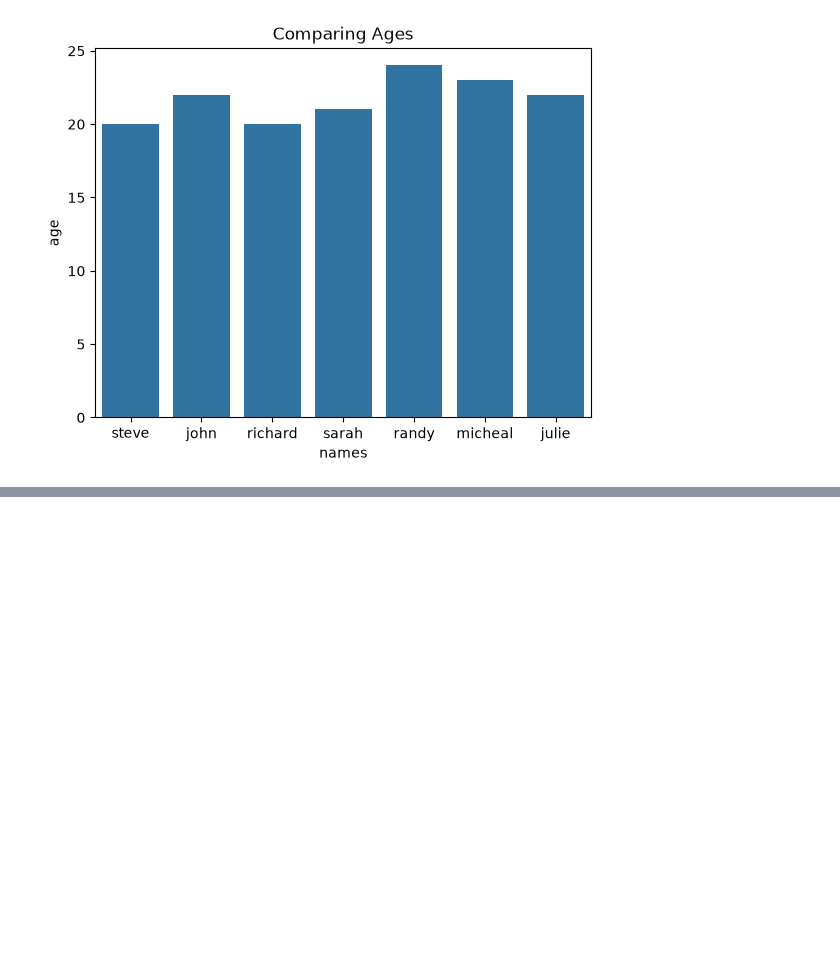
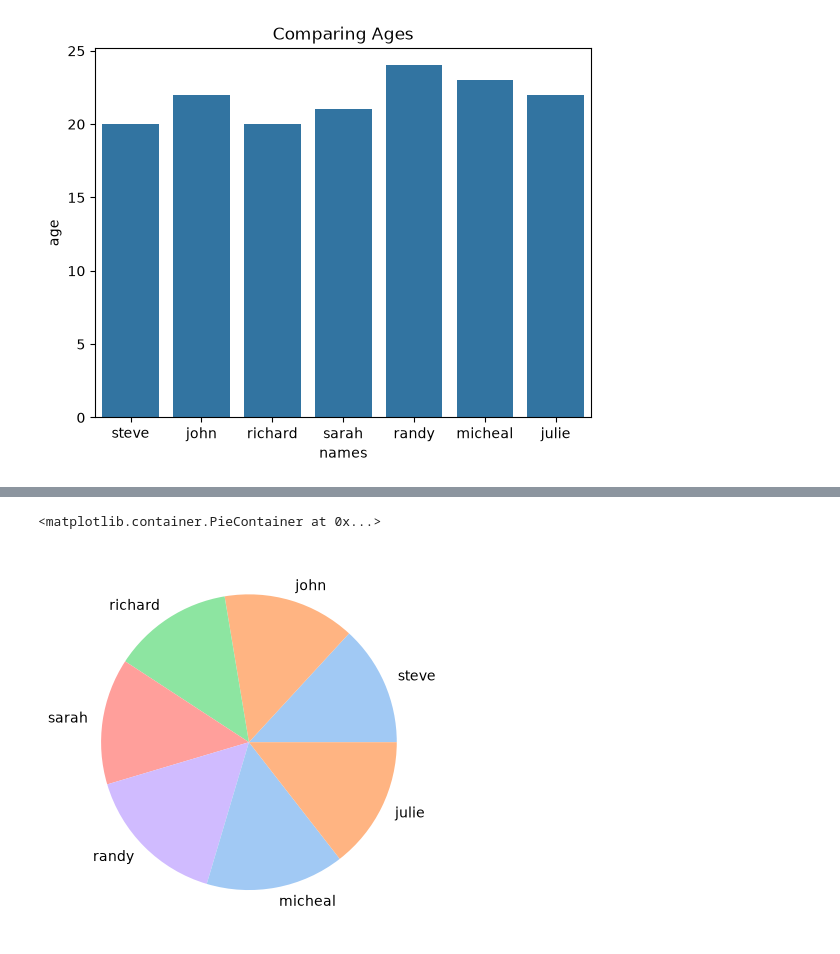
Before and after one commit to RogerTangRT/MachineLearning, a Jupyter notebook: 0401b.ipynb, the cells around one changed output, grey strips where cells are left out. Saved outputs shown, nothing was run; the diff lists cells and outputs as text; code cells hidden in the pictures; blank space fills up the shorter version.

```diff
--- a/0401b.ipynb
+++ b/0401b.ipynb
@@ -75,0 +101,7 @@ Text(0.5, 1.0, 'Comparing Ages')
+# %%
+colors = sns.color_palette('pastel')[0:5]
+plt.pie(df['age'],labels=df['names'],colors=colors)
+plt.show()
+# %% [output]
+<matplotlib.container.PieContainer at 0x...>
+[figure, added]
```
Also changed, not shown: parts of 9 cells of this notebook, 5 other files.
